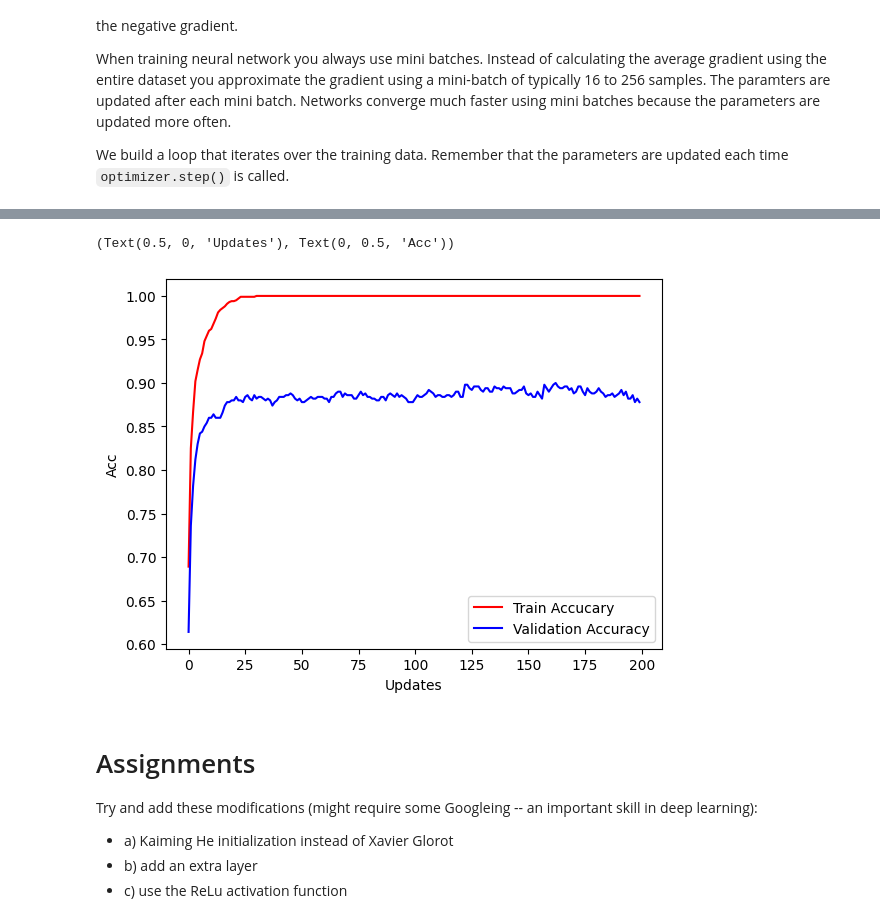
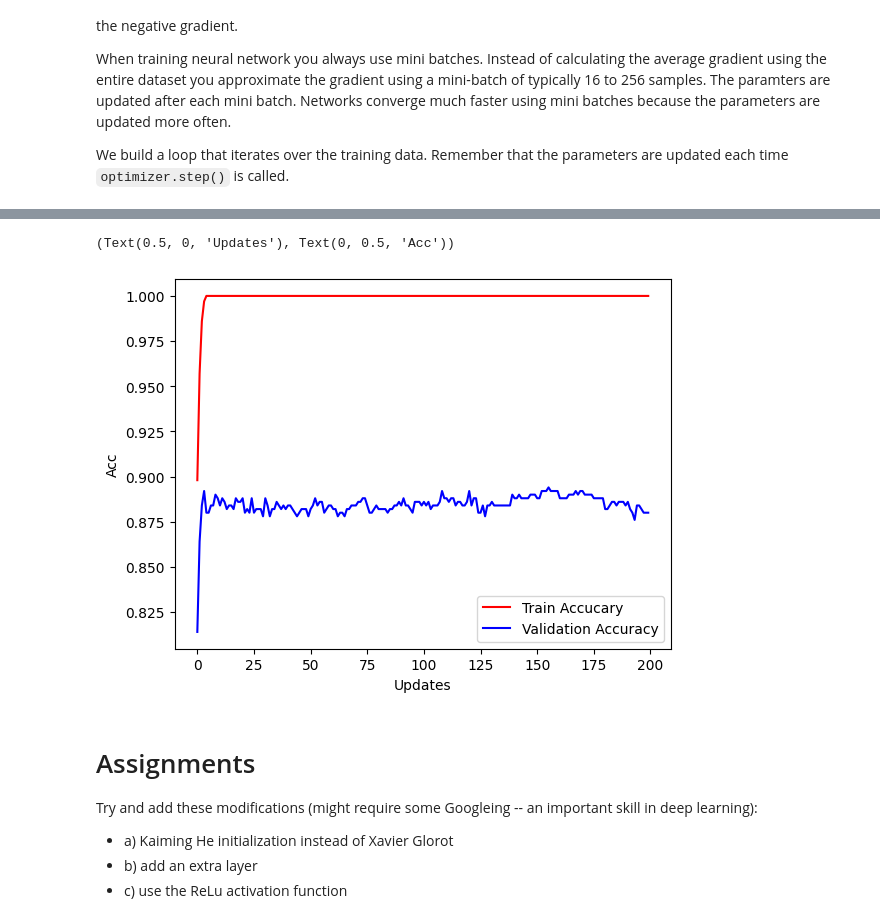
Before and after one commit to MarcelZelent/02456fork, a Jupyter notebook: 3_Feedforward_PyTorch/3.4-EXE-FFN-MNIST.ipynb, the cells around one changed output, grey strips where cells are left out. Saved outputs shown, nothing was run; the diff lists cells and outputs as text; code cells hidden in the pictures.

```diff
--- a/3_Feedforward_PyTorch/3.4-EXE-FFN-MNIST.ipynb
+++ b/3_Feedforward_PyTorch/3.4-EXE-FFN-MNIST.ipynb
@@ -151,8 +151,8 @@ softmax should sum to one (approxiamtely): 1.0
 # %%
 #Hyperparameters
 num_classes = 10
-num_l1 = 512
-num_l2 = 512
+num_l1 = 1024
+num_l2 = 1024
 num_features = x_train.shape[1]
 
 # define network
@@ -172,7 +172,7 @@ class Net(nn.Module):
         # define activation function in constructor
         self.activation = torch.nn.ReLU()
         # Define proportion or neurons to dropout
-        self.dropout = nn.Dropout(0.25)
+        self.dropout = nn.Dropout(0.1)
         # Instantiate BatchNorm1d as an attribute of the Net class
         self.BatchNorm1d_1 = nn.BatchNorm1d(num_hidden1)
         self.BatchNorm1d_2 = nn.BatchNorm1d(num_hidden2)
@@ -193,7 +193,7 @@ class Net(nn.Module):
 
 net = Net(num_features, num_l1, num_l2, num_classes)
 # %%
-optimizer = optim.Adam(net.parameters(), lr=3e-4, weight_decay=1e-4)
+optimizer = optim.Adam(net.parameters(), lr=3e-4, weight_decay=1e-7)
 criterion = nn.CrossEntropyLoss()
 # %%
 # Test the forward pass with dummy data
@@ -222,7 +222,7 @@ x_valid.div_(255)
 x_test.div_(255)
 
 # setting hyperparameters and gettings epoch sizes
-batch_size = 100
+batch_size = 50
 num_epochs = 200
 num_samples_train = x_train.shape[0]
 num_batches_train = num_samples_train // batch_size
@@ -319,5 +319,5 @@ Epoch 191 : Train Loss 0.000558 , Train acc 1.000000, Valid acc 0.888000
 (Text(0.5, 0, 'Updates'), Text(0, 0.5, 'Acc'))
-[figure, old version]
+[figure, new version]
 # %% [markdown]
 # Assignments
 
```
Also changed, not shown: parts of 2 cells of this notebook.
